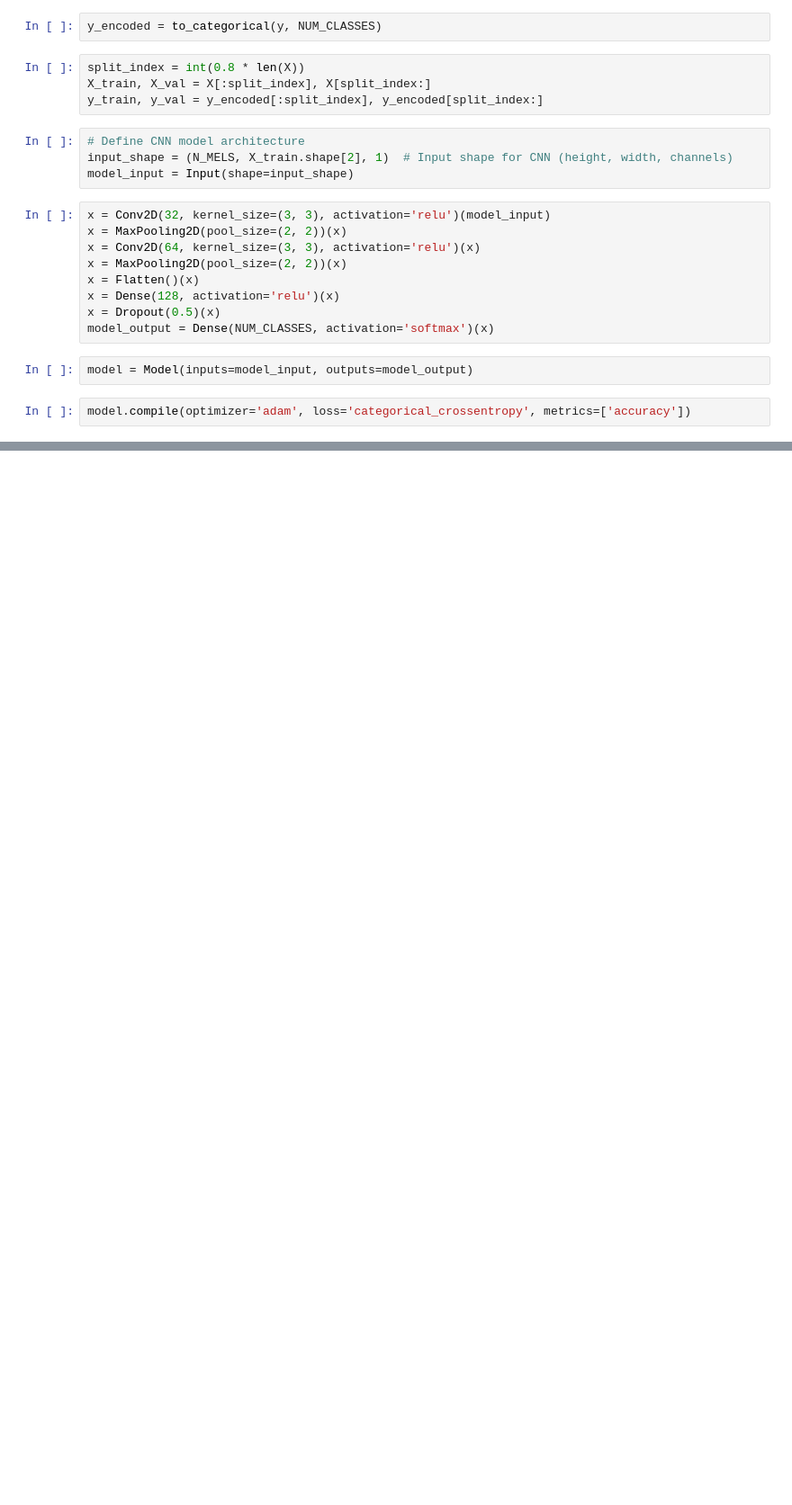
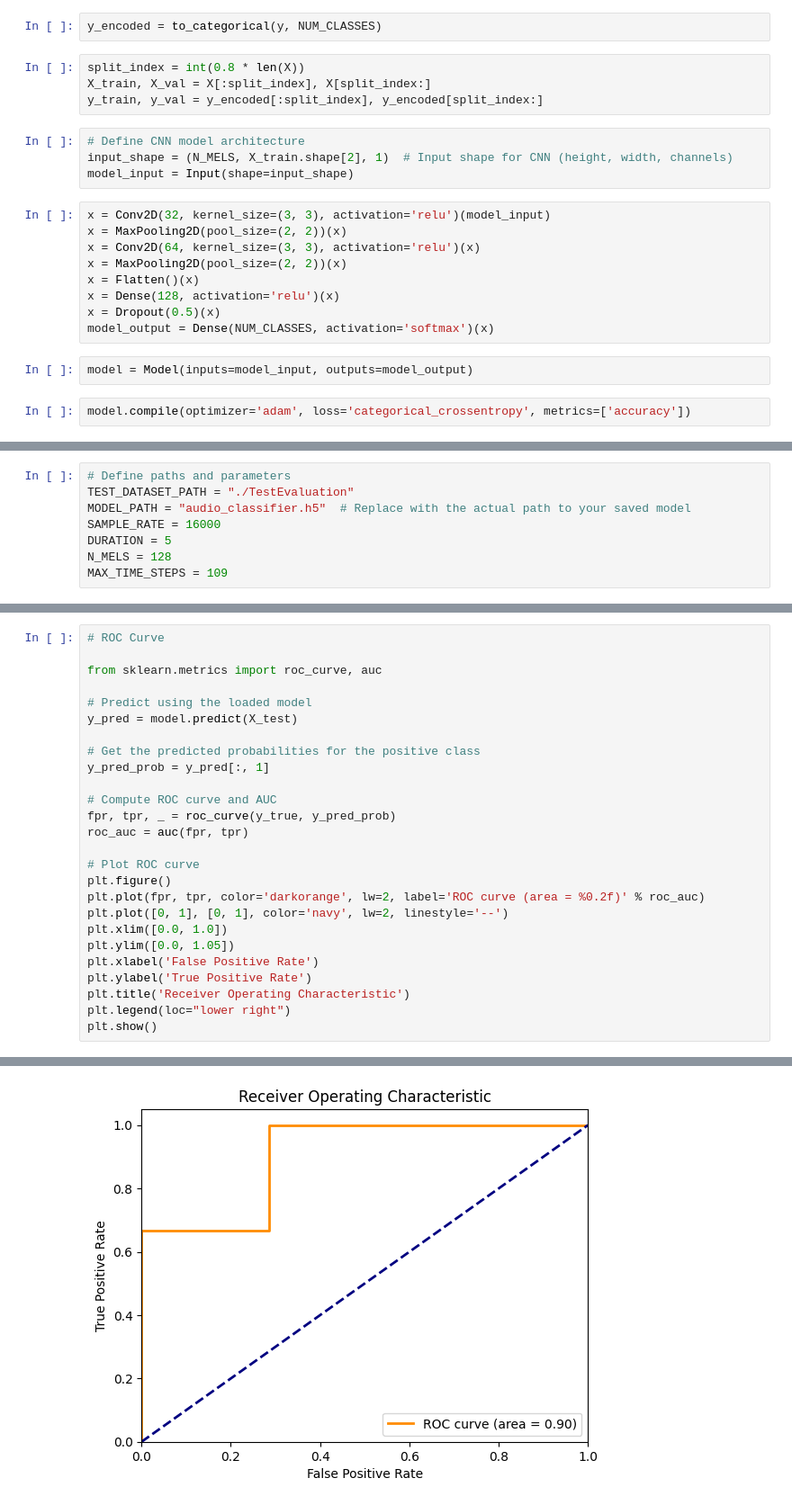
Before and after one commit to sksmta/audio-deepfake-detection, a Jupyter notebook: main.ipynb, the cells around one changed output, grey strips where cells are left out. Shown at 90% size. Saved outputs shown, nothing was run; the diff lists cells and outputs as text; blank space fills up the shorter version.

```diff
--- a/main.ipynb
+++ b/main.ipynb
@@ -134,0 +127,8 @@ model.save("audio_classifier.h5")
+# %%
+# Define paths and parameters
+TEST_DATASET_PATH = "./TestEvaluation"
+MODEL_PATH = "audio_classifier.h5"  # Replace with the actual path to your saved model
+SAMPLE_RATE = 16000
+DURATION = 5
+N_MELS = 128
+MAX_TIME_STEPS = 109
@@ -134,0 +237,27 @@ model.save("audio_classifier.h5")
+# %%
+# ROC Curve
+
+from sklearn.metrics import roc_curve, auc
+
+# Predict using the loaded model
+y_pred = model.predict(X_test)
+
+# Get the predicted probabilities for the positive class
+y_pred_prob = y_pred[:, 1]
+
+# Compute ROC curve and AUC
+fpr, tpr, _ = roc_curve(y_true, y_pred_prob)
+roc_auc = auc(fpr, tpr)
+
+# Plot ROC curve
+plt.figure()
+plt.plot(fpr, tpr, color='darkorange', lw=2, label='ROC curve (area = %0.2f)' % roc_auc)
+plt.plot([0, 1], [0, 1], color='navy', lw=2, linestyle='--')
+plt.xlim([0.0, 1.0])
+plt.ylim([0.0, 1.05])
+plt.xlabel('False Positive Rate')
+plt.ylabel('True Positive Rate')
+plt.title('Receiver Operating Characteristic')
+plt.legend(loc="lower right")
+plt.show()
+# %% [output]
@@ -134,0 +265 @@ model.save("audio_classifier.h5")
+[figure, added]
```
Also changed, not shown: parts of 15 cells of this notebook, 13 other files.
